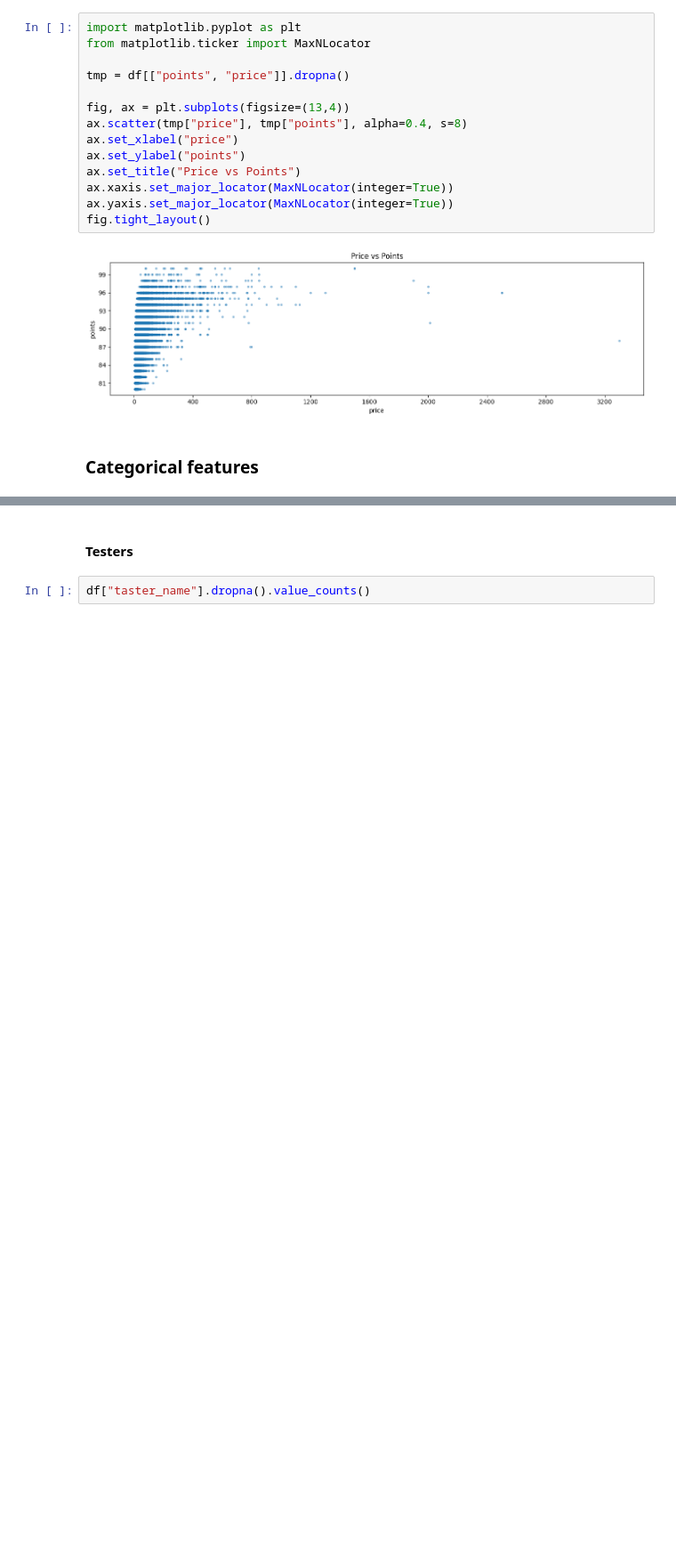
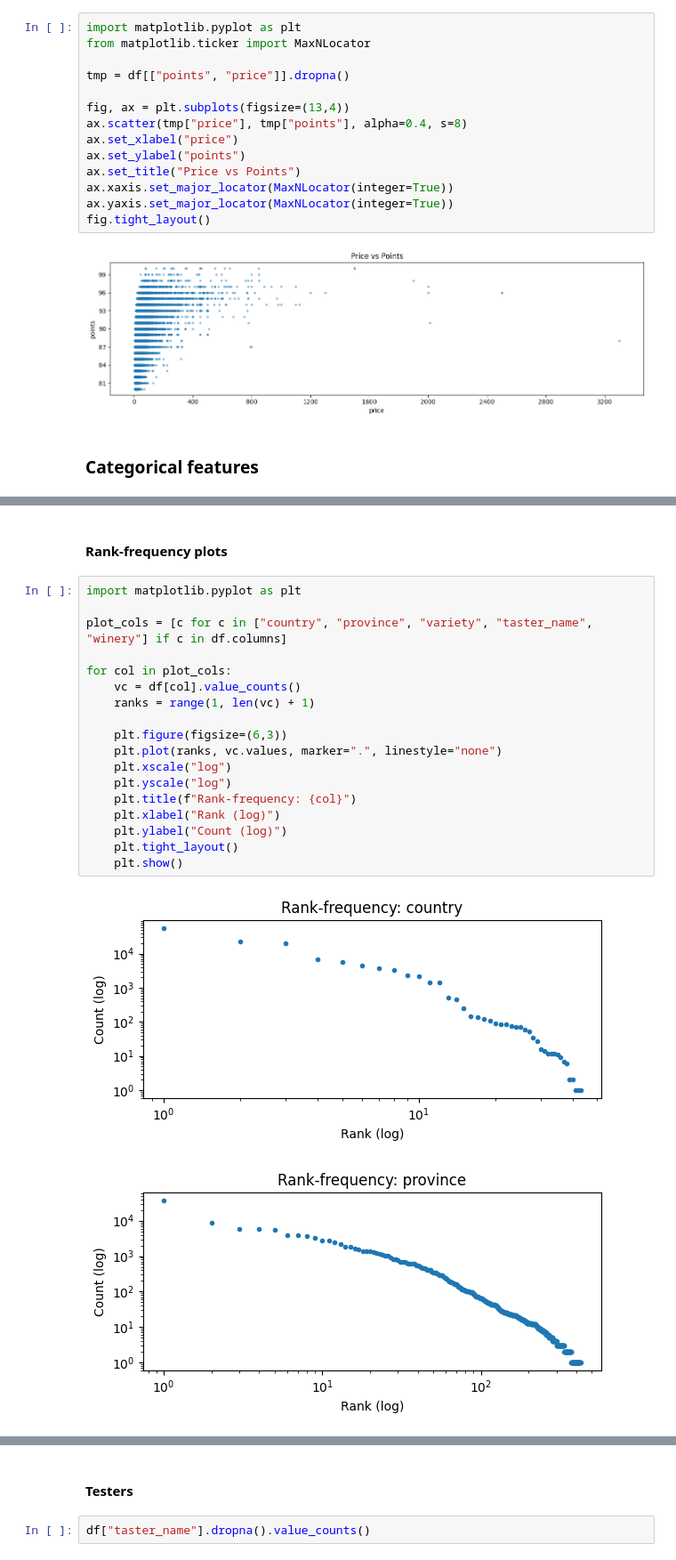
Before and after one commit to Msaters/projektUczenieMaszynowe, a Jupyter notebook: data_exploration.ipynb, the cells around one changed output, grey strips where cells are left out. Shown at 89% size. Saved outputs shown, nothing was run; the diff lists cells and outputs as text; blank space fills up the shorter version.

```diff
--- a/data_exploration.ipynb
+++ b/data_exploration.ipynb
@@ -190,0 +218,23 @@ Conclusion: There are only 19 unique testers
+# %% [markdown]
+#### Rank-frequency plots
+# %%
+import matplotlib.pyplot as plt
+
+plot_cols = [c for c in ["country", "province", "variety", "taster_name", "winery"] if c in df.columns]
+
+for col in plot_cols:
+    vc = df[col].value_counts()
+    ranks = range(1, len(vc) + 1)
+
+    plt.figure(figsize=(6,3))
+    plt.plot(ranks, vc.values, marker=".", linestyle="none")
+    plt.xscale("log")
+    plt.yscale("log")
+    plt.title(f"Rank-frequency: {col}")
+    plt.xlabel("Rank (log)")
+    plt.ylabel("Count (log)")
+    plt.tight_layout()
+    plt.show()
+# %% [output]
+[figure, added]
+[figure, added]
```
Also changed, not shown: parts of 16 cells of this notebook.
